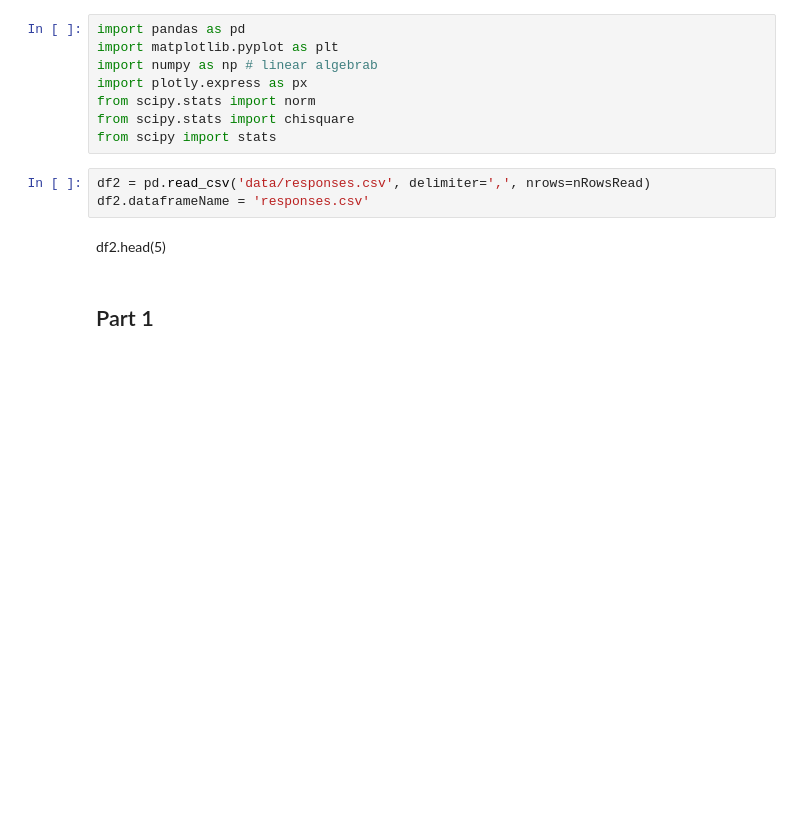
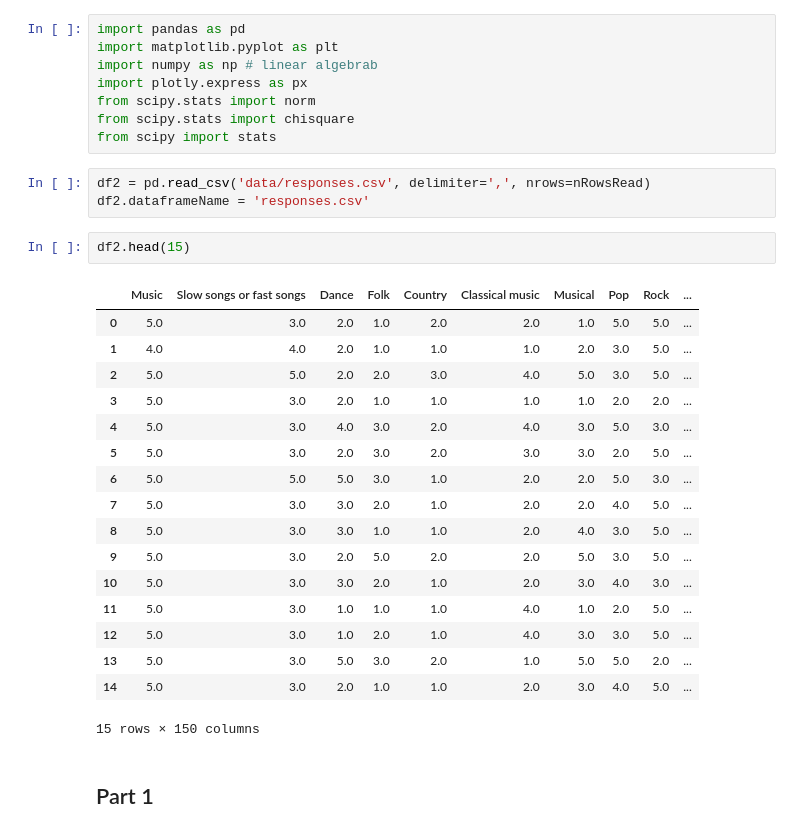
Before and after one commit to 18nguyenl/Data-Science-Playground, a Jupyter notebook: Statistics-Class-Project/Project.ipynb, the cells around one changed output. Saved outputs shown, nothing was run; the diff lists cells and outputs as text; blank space fills up the shorter version.

```diff
--- a/Statistics-Class-Project/Project.ipynb
+++ b/Statistics-Class-Project/Project.ipynb
@@ -11,8 +11,26 @@ from scipy import stats
 # %%
 df2 = pd.read_csv('data/responses.csv', delimiter=',', nrows=nRowsRead)
 df2.dataframeName = 'responses.csv'
-# %% [markdown]
-df2.head(5)
+# %%
+df2.head(15)
+# %% [output]
+|  | Music | Slow songs or fast songs | Dance | Folk | Country | Classical music | Musical | Pop | Rock | ... |
+| 0 | 5.0 | 3.0 | 2.0 | 1.0 | 2.0 | 2.0 | 1.0 | 5.0 | 5.0 | ... |
+| 1 | 4.0 | 4.0 | 2.0 | 1.0 | 1.0 | 1.0 | 2.0 | 3.0 | 5.0 | ... |
+| 2 | 5.0 | 5.0 | 2.0 | 2.0 | 3.0 | 4.0 | 5.0 | 3.0 | 5.0 | ... |
+| 3 | 5.0 | 3.0 | 2.0 | 1.0 | 1.0 | 1.0 | 1.0 | 2.0 | 2.0 | ... |
+| 4 | 5.0 | 3.0 | 4.0 | 3.0 | 2.0 | 4.0 | 3.0 | 5.0 | 3.0 | ... |
+| 5 | 5.0 | 3.0 | 2.0 | 3.0 | 2.0 | 3.0 | 3.0 | 2.0 | 5.0 | ... |
+| 6 | 5.0 | 5.0 | 5.0 | 3.0 | 1.0 | 2.0 | 2.0 | 5.0 | 3.0 | ... |
+| 7 | 5.0 | 3.0 | 3.0 | 2.0 | 1.0 | 2.0 | 2.0 | 4.0 | 5.0 | ... |
+| 8 | 5.0 | 3.0 | 3.0 | 1.0 | 1.0 | 2.0 | 4.0 | 3.0 | 5.0 | ... |
+| 9 | 5.0 | 3.0 | 2.0 | 5.0 | 2.0 | 2.0 | 5.0 | 3.0 | 5.0 | ... |
+| 10 | 5.0 | 3.0 | 3.0 | 2.0 | 1.0 | 2.0 | 3.0 | 4.0 | 3.0 | ... |
+| 11 | 5.0 | 3.0 | 1.0 | 1.0 | 1.0 | 4.0 | 1.0 | 2.0 | 5.0 | ... |
+| 12 | 5.0 | 3.0 | 1.0 | 2.0 | 1.0 | 4.0 | 3.0 | 3.0 | 5.0 | ... |
+| 13 | 5.0 | 3.0 | 5.0 | 3.0 | 2.0 | 1.0 | 5.0 | 5.0 | 2.0 | ... |
+| 14 | 5.0 | 3.0 | 2.0 | 1.0 | 1.0 | 2.0 | 3.0 | 4.0 | 5.0 | ... |
+15 rows × 150 columns
 # %% [markdown]
 ## Part 1
 # %%
```
